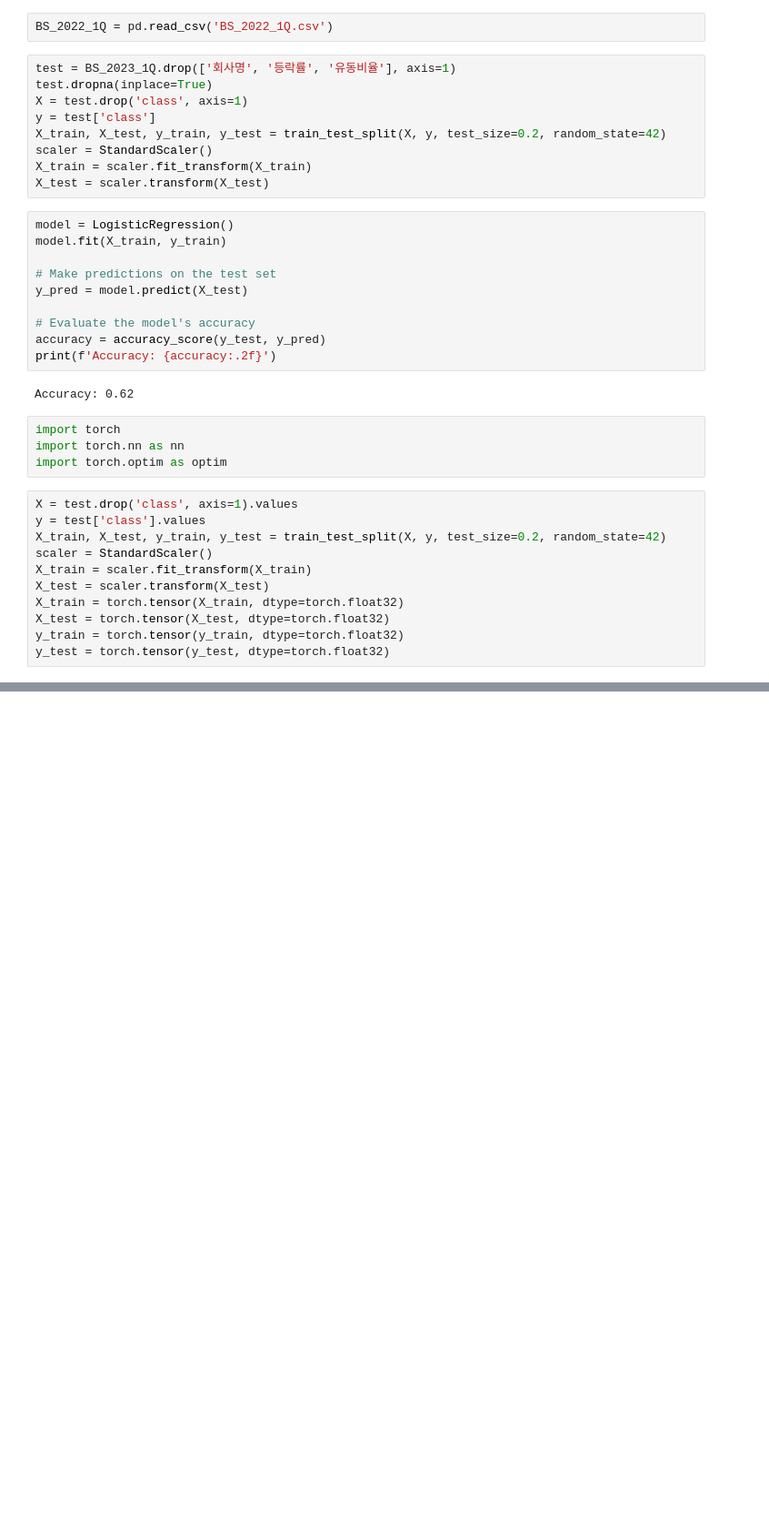
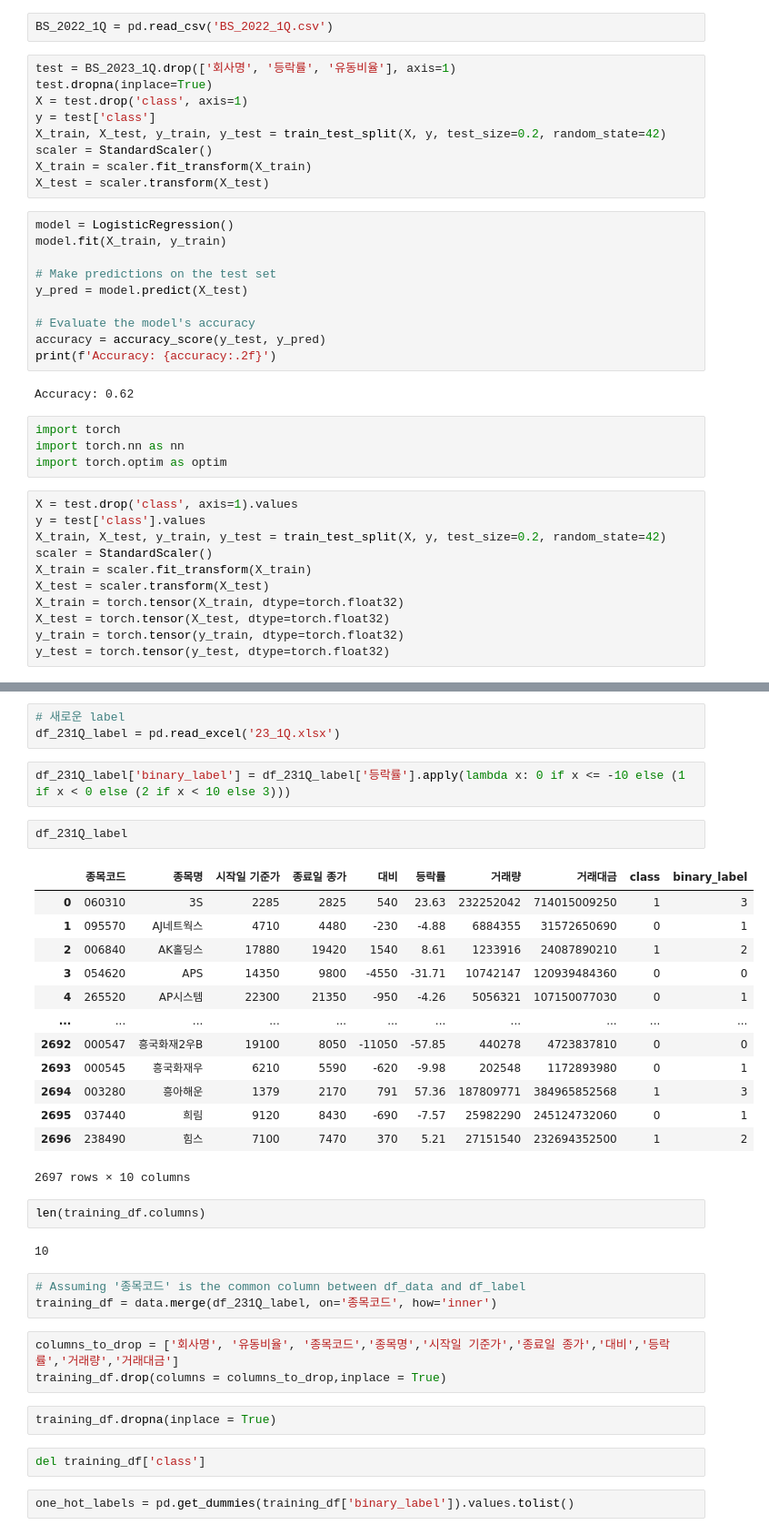
Before and after one commit to dochyun123/dl_project, a Jupyter notebook: label/label_practice.ipynb, the cells around one changed output, grey strips where cells are left out. Shown: that part at 91% size. Drawn from its saved outputs; the diff is of its cells as text; blank space fills up the shorter version.

```diff
--- a/label/label_practice.ipynb
+++ b/label/label_practice.ipynb
@@ -160,0 +119,37 @@ class DNNModel(nn.Module):
+# %%
+# 새로운 label
+df_231Q_label = pd.read_excel('23_1Q.xlsx')
+# %%
+df_231Q_label['binary_label'] = df_231Q_label['등락률'].apply(lambda x: 0 if x <= -10 else (1 if x < 0 else (2 if x < 10 else 3)))
+# %%
+df_231Q_label
+# %% [output]
+|  | 종목코드 | 종목명 | 시작일 기준가 | 종료일 종가 | 대비 | 등락률 | 거래량 | 거래대금 | class | binary_label |
+| 0 | 060310 | 3S | 2285 | 2825 | 540 | 23.63 | 232252042 | 714015009250 | 1 | 3 |
+| 1 | 095570 | AJ네트웍스 | 4710 | 4480 | -230 | -4.88 | 6884355 | 31572650690 | 0 | 1 |
+| 2 | 006840 | AK홀딩스 | 17880 | 19420 | 1540 | 8.61 | 1233916 | 24087890210 | 1 | 2 |
+| 3 | 054620 | APS | 14350 | 9800 | -4550 | -31.71 | 10742147 | 120939484360 | 0 | 0 |
+| 4 | 265520 | AP시스템 | 22300 | 21350 | -950 | -4.26 | 5056321 | 107150077030 | 0 | 1 |
+| ... | ... | ... | ... | ... | ... | ... | ... | ... | ... | ... |
+| 2692 | 000547 | 흥국화재2우B | 19100 | 8050 | -11050 | -57.85 | 440278 | 4723837810 | 0 | 0 |
+| 2693 | 000545 | 흥국화재우 | 6210 | 5590 | -620 | -9.98 | 202548 | 1172893980 | 0 | 1 |
+| 2694 | 003280 | 흥아해운 | 1379 | 2170 | 791 | 57.36 | 187809771 | 384965852568 | 1 | 3 |
+| 2695 | 037440 | 희림 | 9120 | 8430 | -690 | -7.57 | 25982290 | 245124732060 | 0 | 1 |
+| 2696 | 238490 | 힘스 | 7100 | 7470 | 370 | 5.21 | 27151540 | 232694352500 | 1 | 2 |
+2697 rows × 10 columns
+# %%
+len(training_df.columns)
+# %% [output]
+10
+# %%
+# Assuming '종목코드' is the common column between df_data and df_label
+training_df = data.merge(df_231Q_label, on='종목코드', how='inner')
+# %%
+columns_to_drop = ['회사명', '유동비율', '종목코드','종목명','시작일 기준가','종료일 종가','대비','등락률','거래량','거래대금']
+training_df.drop(columns = columns_to_drop,inplace = True)
+# %%
+training_df.dropna(inplace = True)
+# %%
+del training_df['class']
+# %%
+one_hot_labels = pd.get_dummies(training_df['binary_label']).values.tolist()
```
Also changed, not shown: parts of 24 cells of this notebook.
